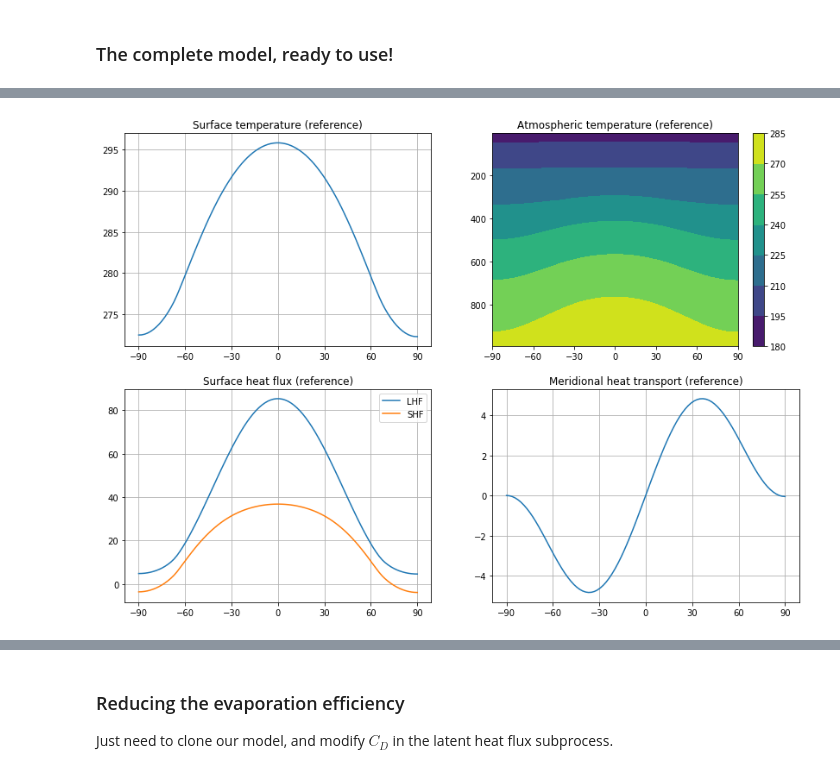
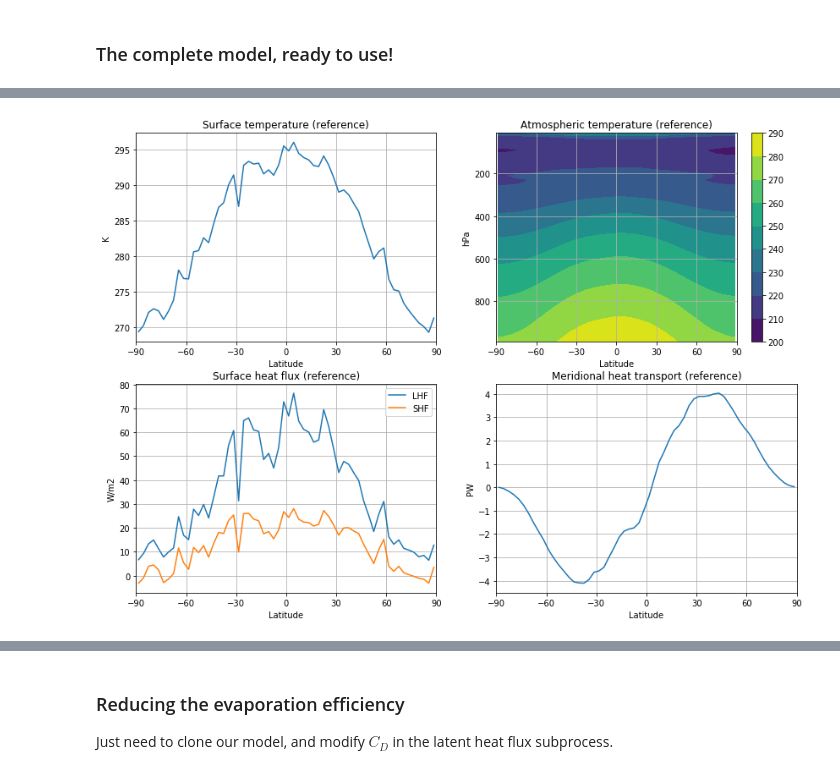
Before and after one commit to brian-rose/ClimateModeling_courseware, a Jupyter notebook: Lectures/Lecture20 -- Water, water everywhere!.ipynb, the cells around one changed output, grey strips where cells are left out. Saved outputs shown, nothing was run; the diff lists cells and outputs as text; code cells hidden in the pictures.

```diff
--- a/Lectures/Lecture20 -- Water, water everywhere!.ipynb
+++ b/Lectures/Lecture20 -- Water, water everywhere!.ipynb
@@ -119,0 +88,5 @@ model.absorber_vmr['O3'] = O3_trans
+# %%
+# A two-dimensional domain
+num_lev = 50
+state = climlab.column_state(num_lev=num_lev, num_lat=60, water_depth=10.)
+lev = state.Tatm.domain.axes['lev'].points
@@ -121,11 +168,11 @@ model.absorber_vmr['O3'] = O3_trans
 Here we add a diffusive heat transport process. The `climlab` code is set up to handle meridional diffusion level-by-level with a constant coefficient.
 # %%
 # thermal diffusivity in W/m**2/degC
-D = 0.02
+D = 0.04
 # meridional diffusivity in 1/s
 K = D / model.Tatm.domain.heat_capacity[0]
 d = climlab.dynamics.MeridionalDiffusion(K=K, state={'Tatm': model.state['Tatm']}, **model.param)
-model.add_subprocess('diffusion', d)
+model.add_subprocess('Diffusion', d)
 # %% [markdown]
 Now we will add the surface heat flux processes. We have not used these before.
 
@@ -138,6 +185,6 @@ The bulk formulas depend on a wind speed $U$. In this model, $U$ is specified as
 shf = climlab.surface.SensibleHeatFlux(state=model.state, Cd=0.5E-3)
 lhf = climlab.surface.LatentHeatFlux(state=model.state, Cd=0.5E-3)
 # set the water vapor input field for LHF
-lhf.q = model.q
+lhf.q = h2o.q
 model.add_subprocess('SHF', shf)
 model.add_subprocess('LHF', lhf)
@@ -148,8 +191,3 @@ We want this process to adjust the **atmospheric** temperatures only. Previous o
-# %%
-#  Convective adjustment for atmosphere only
-model.remove_subprocess('convective adjustment')
-conv = climlab.convection.ConvectiveAdjustment(state={'Tatm':model.state['Tatm']}, **model.param)
-model.add_subprocess('convective adjustment', conv)
 # %% [markdown]
 ### The complete model, ready to use!
 # %%
@@ -181,35 +226,34 @@ Total elapsed time is 19.9976892046 years.
 # %%
 ticks = [-90, -60, -30, 0, 30, 60, 90]
+fig, axes = plt.subplots(2,2,figsize=(14,10))
+ax = axes[0,0]
+ax.plot(model.lat, model.timeave['Ts'])
+ax.set_title('Surface temperature (reference)')
+ax.set_ylabel('K')
 
-fig = plt.figure(figsize=(14,10))
-ax = fig.add_subplot(2,2,1)
-ax.plot(model.lat, model.Ts)
-ax.set_xticks(ticks)
-ax.grid();
-ax.set_title('Surface temperature (reference)')
-
-ax2 = fig.add_subplot(2, 2, 2)
-field = (model.Tatm).transpose()
+ax2 = axes[0,1]
+field = (model.timeave['Tatm']).transpose()
 cax = ax2.contourf(model.lat, model.lev, field)
 ax2.invert_yaxis()
-ax2.set_xlim(-90,90)
-ax2.set_xticks(ticks)
-fig.colorbar(cax)
+fig.colorbar(cax, ax=ax2)
 ax2.set_title('Atmospheric temperature (reference)');
+ax2.set_ylabel('hPa')
 
-ax3 = fig.add_subplot(2,2,3)
-ax3.plot(lat, model.subprocess['LHF'].LHF, label='LHF')
-ax3.plot(lat, model.subprocess['SHF'].SHF, label='SHF')
-ax3.set_xticks(ticks)
-ax3.grid();
+ax3 = axes[1,0]
+ax3.plot(model.lat, model.timeave['LHF'], label='LHF')
+ax3.plot(model.lat, model.timeave['SHF'], label='SHF')
 ax3.set_title('Surface heat flux (reference)')
+ax3.set_ylabel('W/m2')
 ax3.legend();
 
-ax4 = fig.add_subplot(2,2,4)
+ax4 = axes[1,1]
 Rtoa = np.squeeze(model.timeave['ASR'] - model.timeave['OLR'])
 ax4.plot(model.lat, inferred_heat_transport(Rtoa, model.lat))
-ax4.set_xticks(ticks)
-ax4.grid();
 ax4.set_title('Meridional heat transport (reference)');
+ax4.set_ylabel('PW')
+
+for ax in axes.flatten():
+    ax.set_xlim(-90,90); ax.set_xticks(ticks)
+    ax.set_xlabel('Latitude'); ax.grid();
 # %% [output]
-[figure, old version]
+[figure, new version]
```
Also changed, not shown: parts of 36 cells of this notebook.
